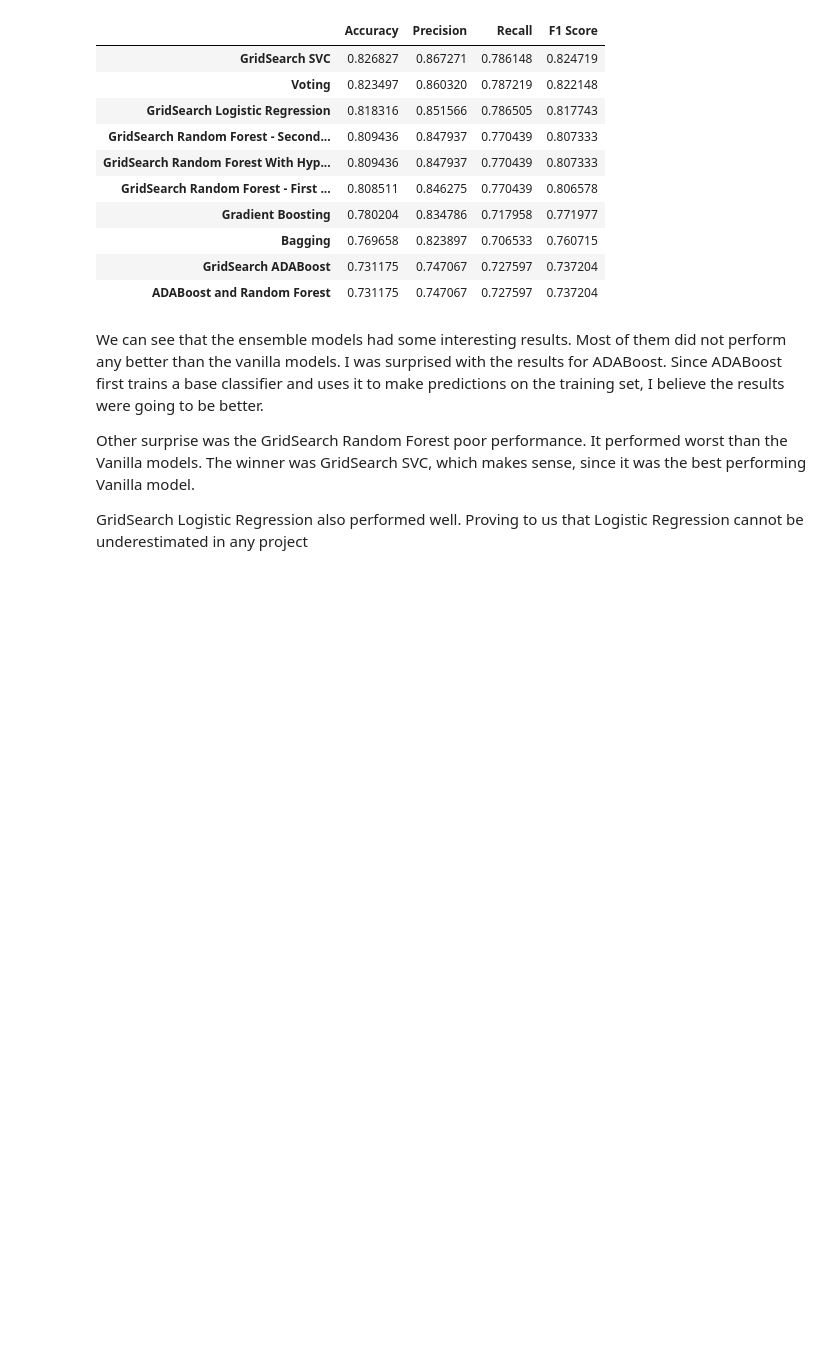
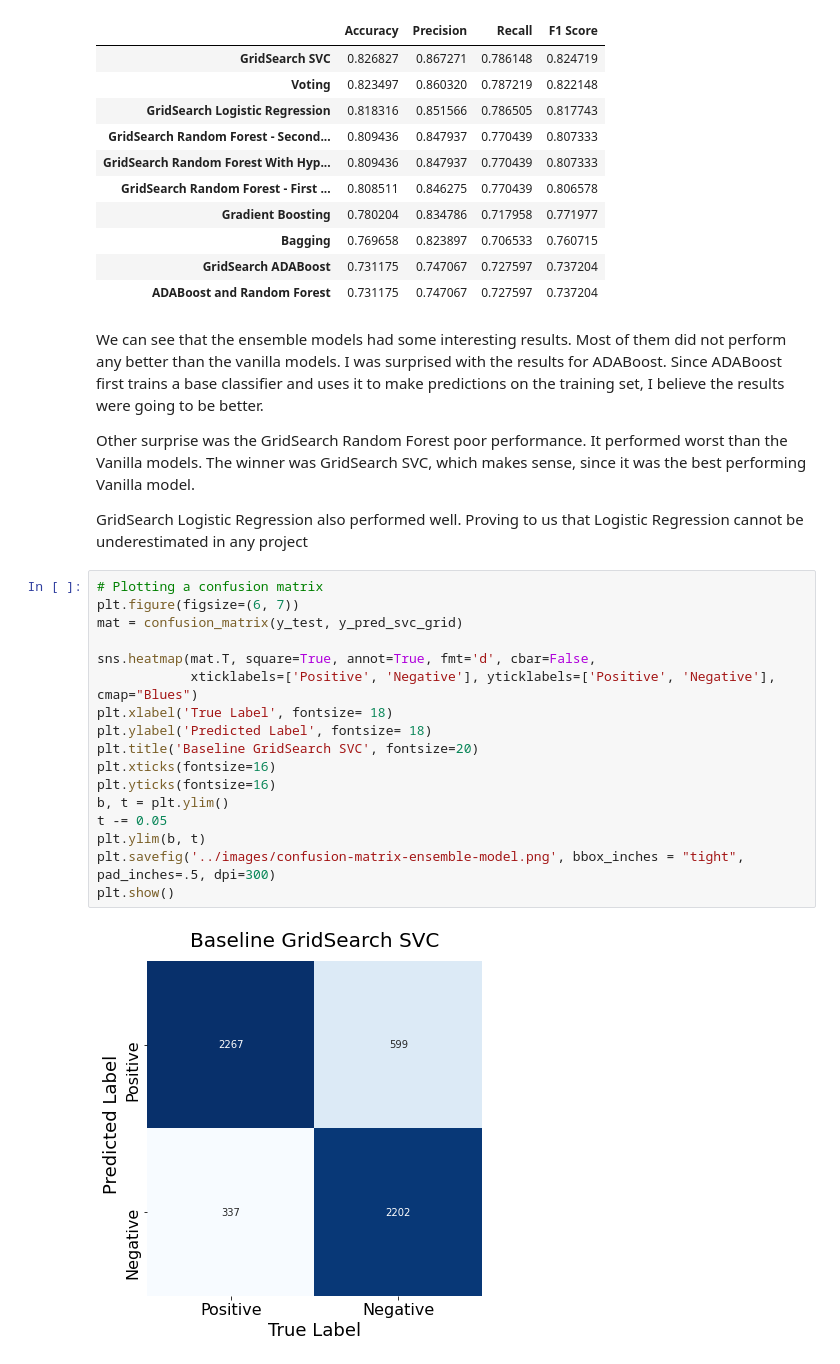
Before and after one commit to ismael-araujo/Hotel-Reviews-Analysis-Using-NLP, a Jupyter notebook: models/ensemble-models.ipynb, the cells around one changed output. Cells and saved outputs as stored; diff of their text form; blank space fills up the shorter version.

```diff
--- a/models/ensemble-models.ipynb
+++ b/models/ensemble-models.ipynb
@@ -606,3 +609,22 @@ We can see that the ensemble models had some interesting results. Most of them d
 Other surprise was the GridSearch Random Forest poor performance. It performed worst than the Vanilla models. The winner was GridSearch SVC, which makes sense, since it was the best performing Vanilla model.
 
 GridSearch Logistic Regression also performed well. Proving to us that Logistic Regression cannot be underestimated in any project
+# %%
+# Plotting a confusion matrix
+plt.figure(figsize=(6, 7))
+mat = confusion_matrix(y_test, y_pred_svc_grid)
+
+sns.heatmap(mat.T, square=True, annot=True, fmt='d', cbar=False,
+            xticklabels=['Positive', 'Negative'], yticklabels=['Positive', 'Negative'], cmap="Blues")
+plt.xlabel('True Label', fontsize= 18)
+plt.ylabel('Predicted Label', fontsize= 18)
+plt.title('Baseline GridSearch SVC', fontsize=20)
+plt.xticks(fontsize=16)
+plt.yticks(fontsize=16)
+b, t = plt.ylim()
+t -= 0.05
+plt.ylim(b, t)
+plt.savefig('../images/confusion-matrix-ensemble-model.png', bbox_inches = "tight", pad_inches=.5, dpi=300)
+plt.show()
+# %% [output]
+[figure, added]
```
Also changed, not shown: parts of 1 cell of this notebook, 1 other file.
